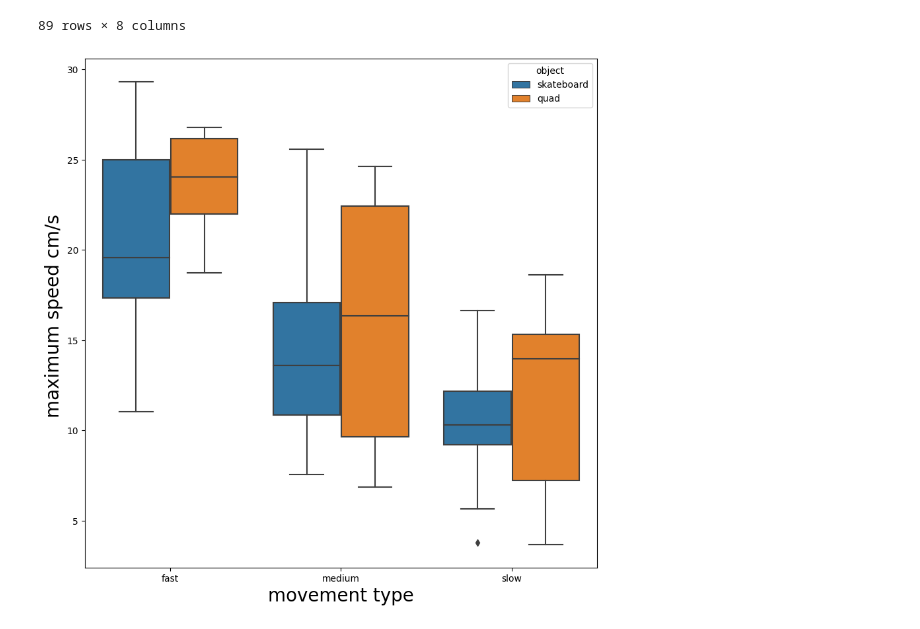
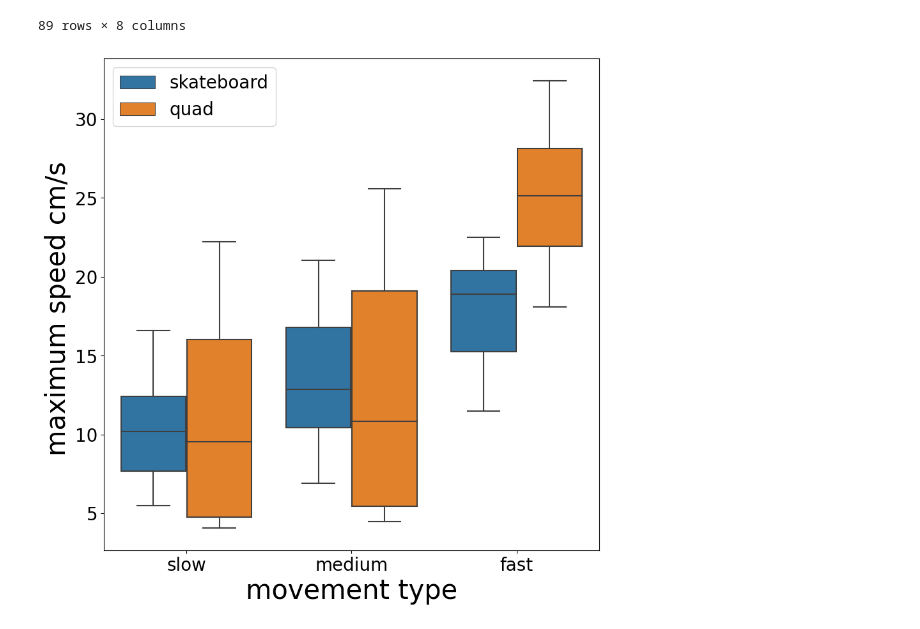
Before and after one commit to SujithChristopher/armbo_preliminary_work, a Jupyter notebook: ipy_notebooks/calculate_max_speed.ipynb, the cells around one changed output. Cells and saved outputs as stored; diff of their text form; code cells hidden in the pictures.

```diff
--- a/ipy_notebooks/calculate_max_speed.ipynb
+++ b/ipy_notebooks/calculate_max_speed.ipynb
@@ -13,7 +13,7 @@ from support.ar_calculations import *
 import pandas as pd
 from tqdm import tqdm
 # %%
-_parent_folder = "multi_cam_nov_14"
+_parent_folder = "single_cam_jan_5_2023_3cm"
 _base_pth = os.path.dirname(os.getcwd())
 _base_pth = os.path.join(_base_pth, "recording_programs", "test_data", _parent_folder)
 _base_pth
@@ -21,0 +22,6 @@ _base_pth
+# %%
+"""path based on text file"""
+data_pth_file = open(os.path.join(os.path.dirname(os.getcwd()), "src", "data_path.txt"), "r+")
+_base_pth = data_pth_file.read()
+_base_pth = os.path.join(_base_pth, _parent_folder)
+_base_pth
@@ -22,6 +30,6 @@ _base_pth
 # %%
 """ read excel sheet"""
-folder_df = pd.read_excel(os.path.join(_base_pth, "00_analysis", "calibration_files_corrected.xlsx"))
+folder_df = pd.read_excel(os.path.join(_base_pth, "00_analysis", "calibration_files.xlsx"))
 _analysis_pth = os.path.join(_base_pth, "00_analysis")
 folder_df
 # %% [output]
@@ -48,7 +56,7 @@ del_t = 1/100
 
 for idx, _folder_name in enumerate(tqdm(folder_df.folder_name)):
 
-    _mc_folder = os.path.join(_analysis_pth, "coordinates_mc_2", _folder_name + ".csv")
+    _mc_folder = os.path.join(_analysis_pth, "coordinates_mc", _folder_name + ".csv")
     df = pd.read_csv(_mc_folder)
     sx = np.abs(df.x.diff()).mean() * scaler / del_t
     sy = np.abs(df.y.diff()).mean() * scaler / del_t
@@ -101,11 +109,16 @@ movement_speed_df
 # %%
 # box plot based on fps
 fig, ax = plt.subplots(figsize=(10, 10))
-sns.boxplot(x="movement_type", y="velocity", hue="object", data=movement_speed_df, ax=ax)
+
+sns.boxplot(x="movement_type", y="velocity", hue="object",
+            data=movement_speed_df, ax=ax,
+            order = ["slow", "medium", "fast"])
 
 # label
-ax.set_xlabel("movement type", fontsize=20)
-ax.set_ylabel("maximum speed cm/s ", fontsize=20)
+ax.set_xlabel("movement type", fontsize=30)
+ax.set_ylabel("maximum speed cm/s ", fontsize=30)
+ax.legend(fontsize=20)
+ax.tick_params(axis='both', which='major', labelsize=20)
 plt.show()
 # %% [output]
-[figure, old version]
+[figure, new version]
```
Also changed, not shown: parts of 3 cells of this notebook, 1 other file.
